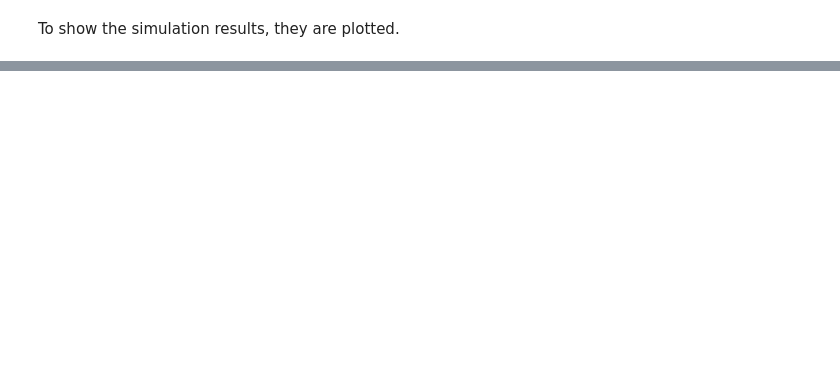
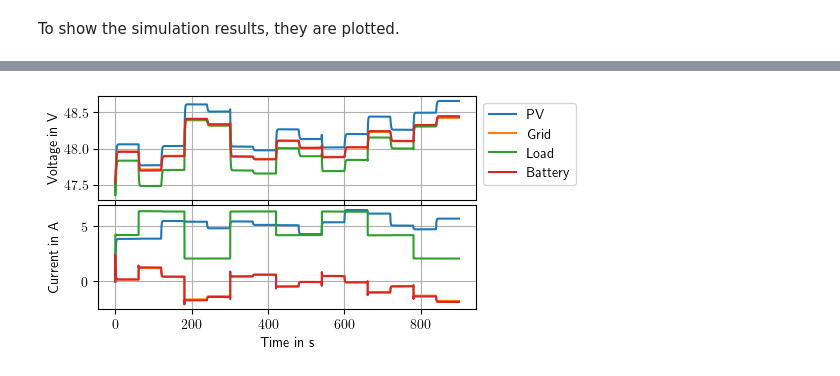
Before and after one commit to rAnnuth/stablerls, a Jupyter notebook: examples/04-Customising_Timing.ipynb, the cells around one changed output, grey strips where cells are left out. Drawn from its saved outputs; the diff is of its cells as text; code cells hidden in the pictures; blank space fills up the shorter version.

```diff
--- a/examples/04-Customising_Timing.ipynb
+++ b/examples/04-Customising_Timing.ipynb
@@ -279,0 +327,27 @@ figBat.show()
+# %%
+#mpl.rcParams['axes.prop_cycle'] = mpl.cycler(color=[u'b', u'g', u'c', u'r', u'm', u'y', u'k'])
+#mpl.rcParams['lines.linewidth'] = 1
+
+fig, ax = figure_two()
+
+
+ax[0].legend()
+ax[0].set(xlabel='Time in s')
+
+# plot outputs (voltages/source currents)
+line3, line4, line5, line6, = ax[0].plot(microgrid.times,microgrid.outputs[:,0],microgrid.times,microgrid.outputs[:,3],microgrid.times,microgrid.outputs[:,6],microgrid.times,microgrid.outputs[:,13])
+ax[0].legend([line3, line4, line5, line6],["PV", "Grid","Load","Battery"],bbox_to_anchor=(1.0, 1.0))
+ax[0].set_ylabel("Voltage in V")
+
+line7, line8, line9, line10 = ax[1].plot(microgrid.times,microgrid.outputs[:,2],microgrid.times,microgrid.outputs[:,5],microgrid.times,microgrid.outputs[:,7],microgrid.times,microgrid.outputs[:,12])
+#ax[1].legend([line7, line8, line9],["PV", "Grid", "Battery"], bbox_to_anchor=(1.0, 1.0))
+ax[1].set_xlabel("Time in s")
+ax[1].set_ylabel("Current in A")
+
+[x.grid() for x in ax]
+fig.align_ylabels(ax)
+ax[1].yaxis.set_label_coords(-0.1,0.5)
+ax[0].yaxis.set_label_coords(-0.1,0.5)
+
+fig.savefig('../joss/result_ui.pdf', bbox_inches='tight')
+# %% [output]
@@ -279,0 +355 @@ figBat.show()
+[figure, added]
```
Also changed, not shown: parts of 10 cells of this notebook, 3 other files.
